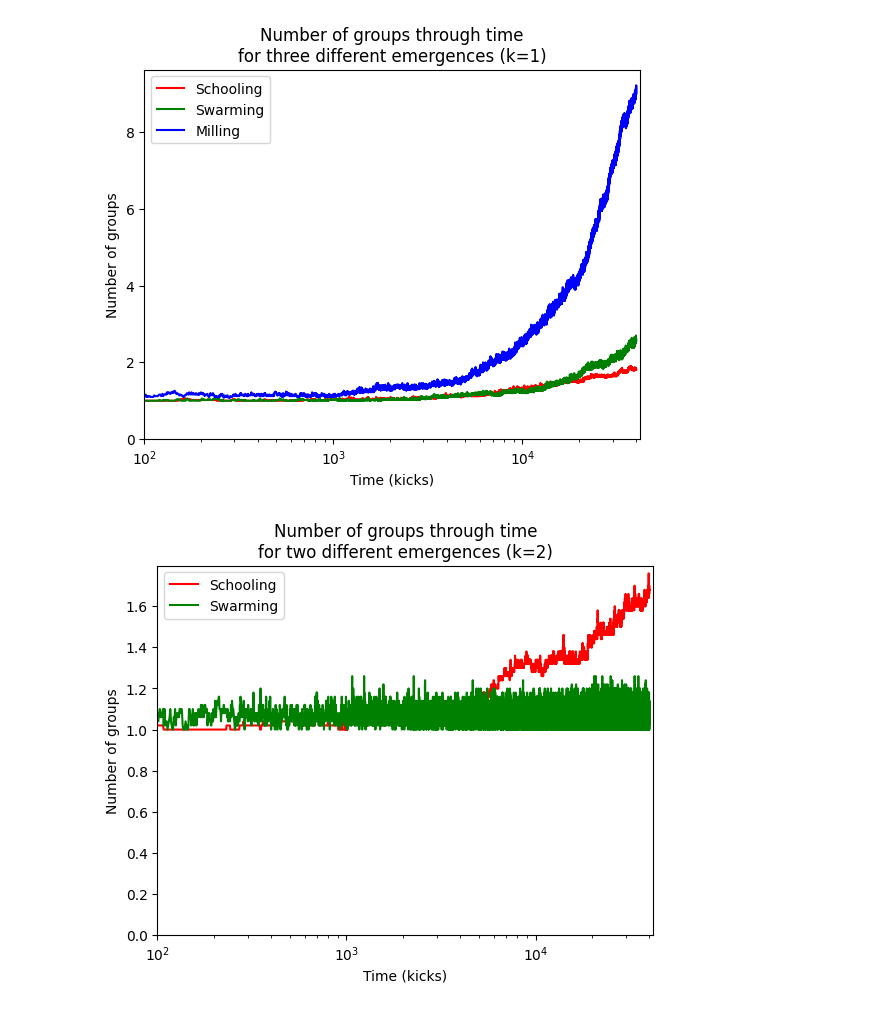
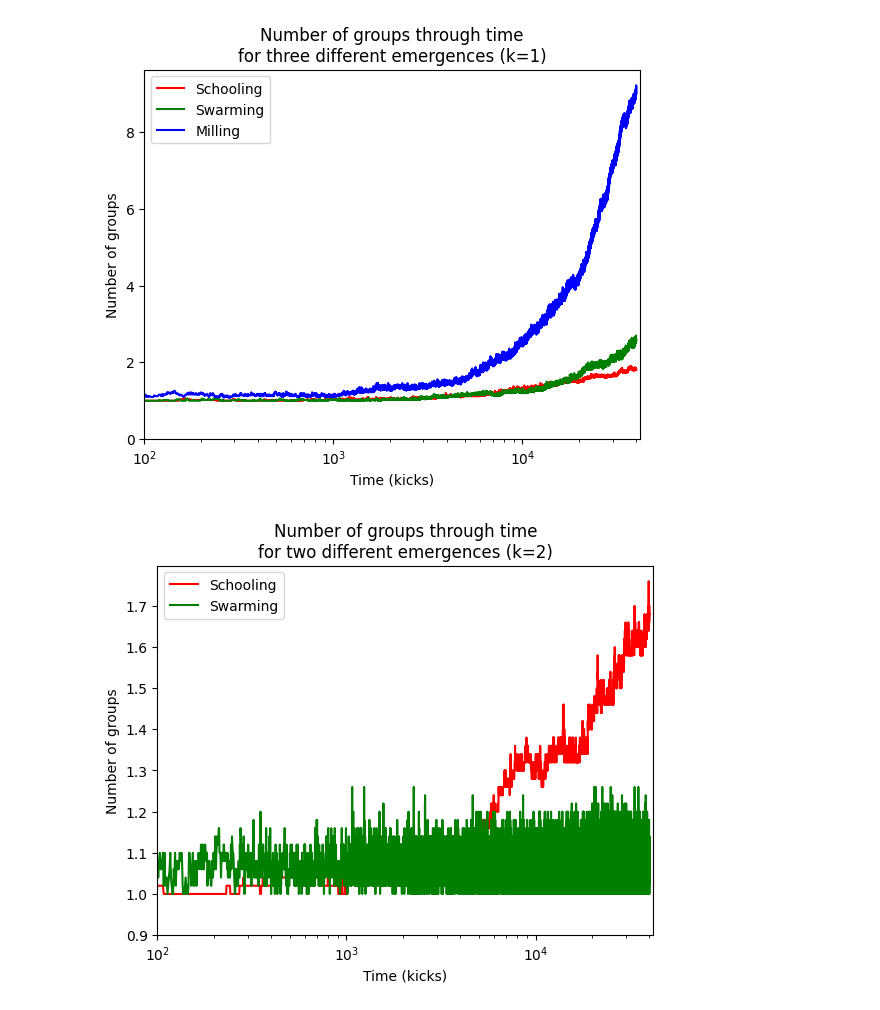
Before and after one commit to anzehocevar/SkupinskoVedenje_skupinaD, a Jupyter notebook: notebooks/fish_model_original_n_groups.ipynb, the cells around one changed output. Drawn from its saved outputs; the diff is of its cells as text; code cells hidden in the pictures.

Commit message:
N-groups graph for k=2: changed ylim

```diff
--- a/notebooks/fish_model_original_n_groups.ipynb
+++ b/notebooks/fish_model_original_n_groups.ipynb
@@ -99,17 +99,17 @@ k2 = load(k=2)
 # %%
 fig, ax = plt.subplots()
 
 ax.plot(k2["Schooling"], label="Schooling", color="red")
 ax.plot(k2["Swarming"], label="Swarming", color="green")
 
-ax.set_ylim(bottom=0, top=None)
+ax.set_ylim(bottom=0.9, top=None)
 ax.set_xlim(left=100, right=None)
 ax.set_ylabel("Number of groups")
 ax.set_xlabel("Time (kicks)")
 ax.set_xscale("log")
 ax.set_title("Number of groups through time\nfor two different emergences (k=2)")
 ax.legend()
 
 savefig(fig, "fig/original/n_groups/k2.pdf")
 # %% [output]
-[figure, old version]
+[figure, new version]
```
Also changed, not shown: 1 other file.
